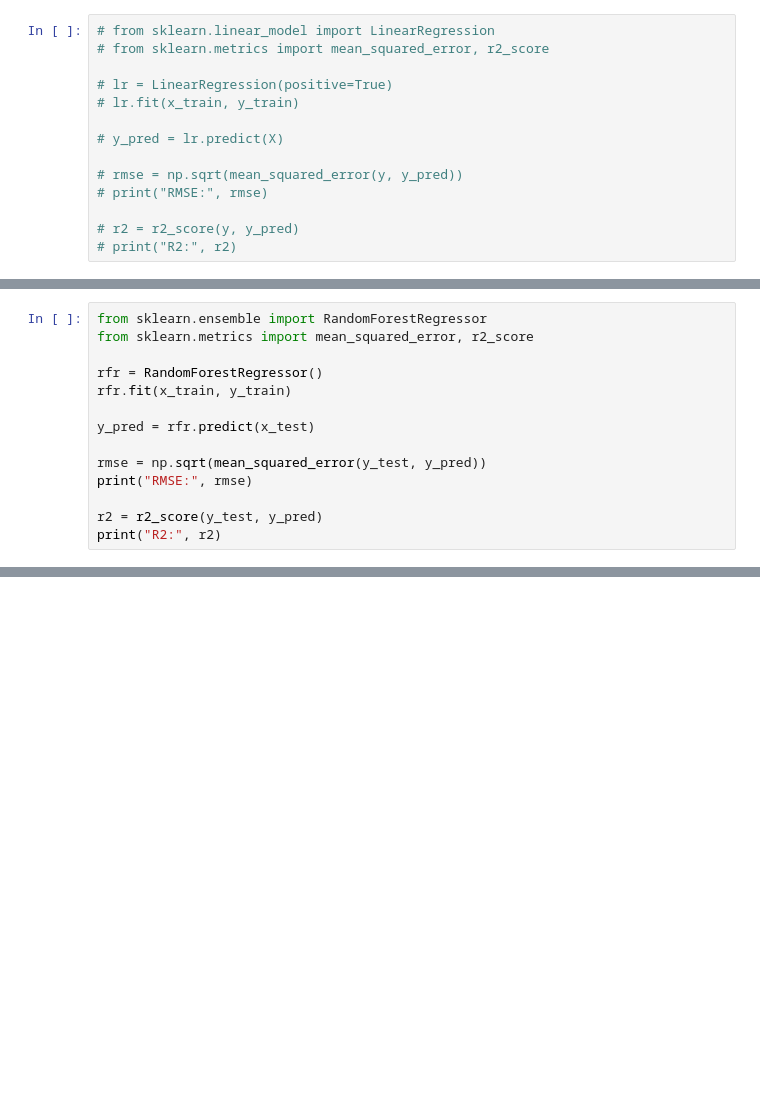
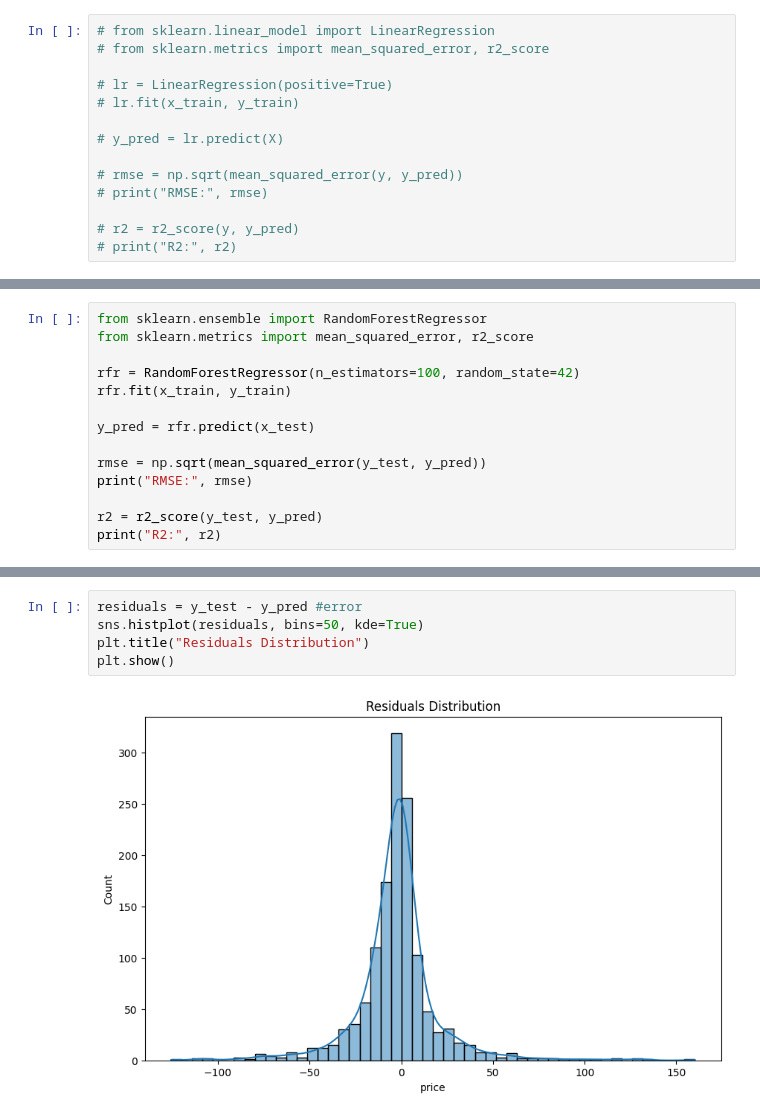
Before and after one commit to MananJain39/Bangalore_Housing_Price, a Jupyter notebook: pred.ipynb, the cells around one changed output, grey strips where cells are left out. Drawn from its saved outputs; the diff is of its cells as text; blank space fills up the shorter version.

```diff
--- a/pred.ipynb
+++ b/pred.ipynb
@@ -512,7 +518,7 @@ x_train, x_test, y_train, y_test = train_test_split(
 from sklearn.ensemble import RandomForestRegressor
 from sklearn.metrics import mean_squared_error, r2_score
 
-rfr = RandomForestRegressor()
+rfr = RandomForestRegressor(n_estimators=100, random_state=42)
 rfr.fit(x_train, y_train)
 
 y_pred = rfr.predict(x_test)
@@ -528,2 +545,9 @@ R2: 0.8597837772433299
+# %%
+residuals = y_test - y_pred #error
+sns.histplot(residuals, bins=50, kde=True)
+plt.title("Residuals Distribution")
+plt.show()
+# %% [output]
+[figure, added]
 # %%
 def predict_price(location, sqft, bath, bhk):
```
Also changed, not shown: parts of 46 cells of this notebook.
